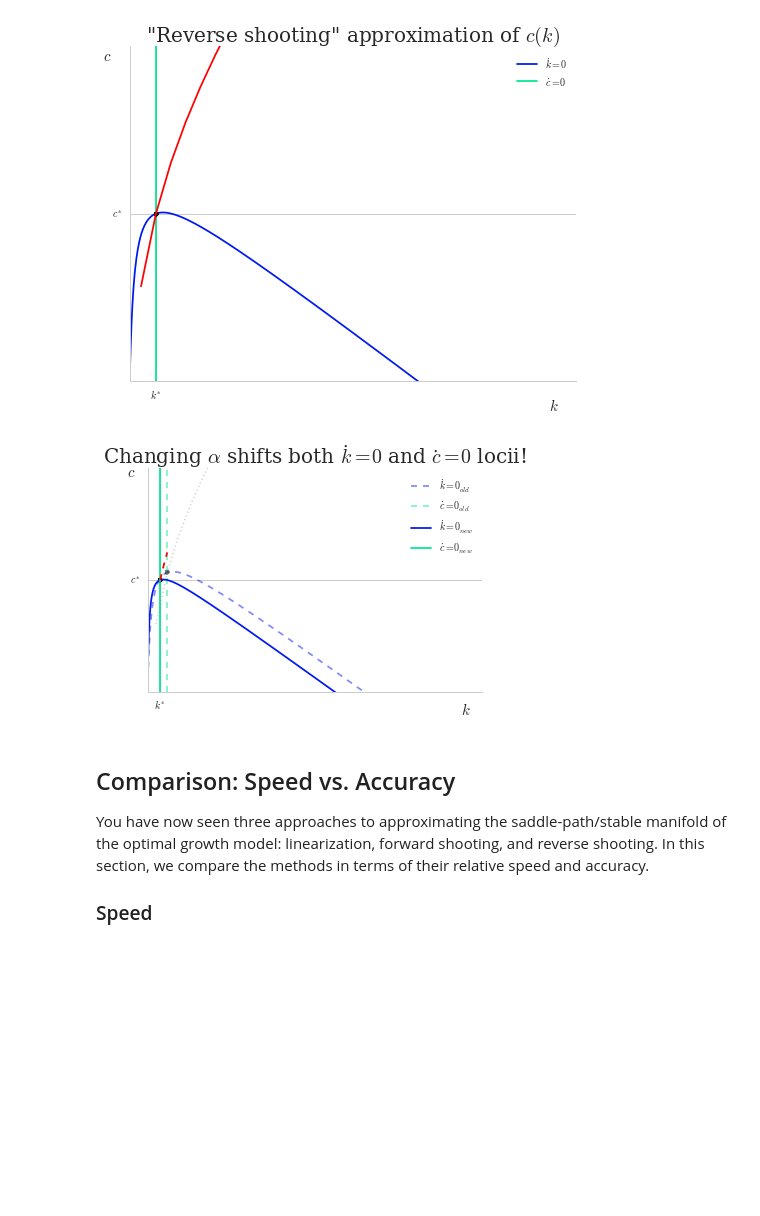
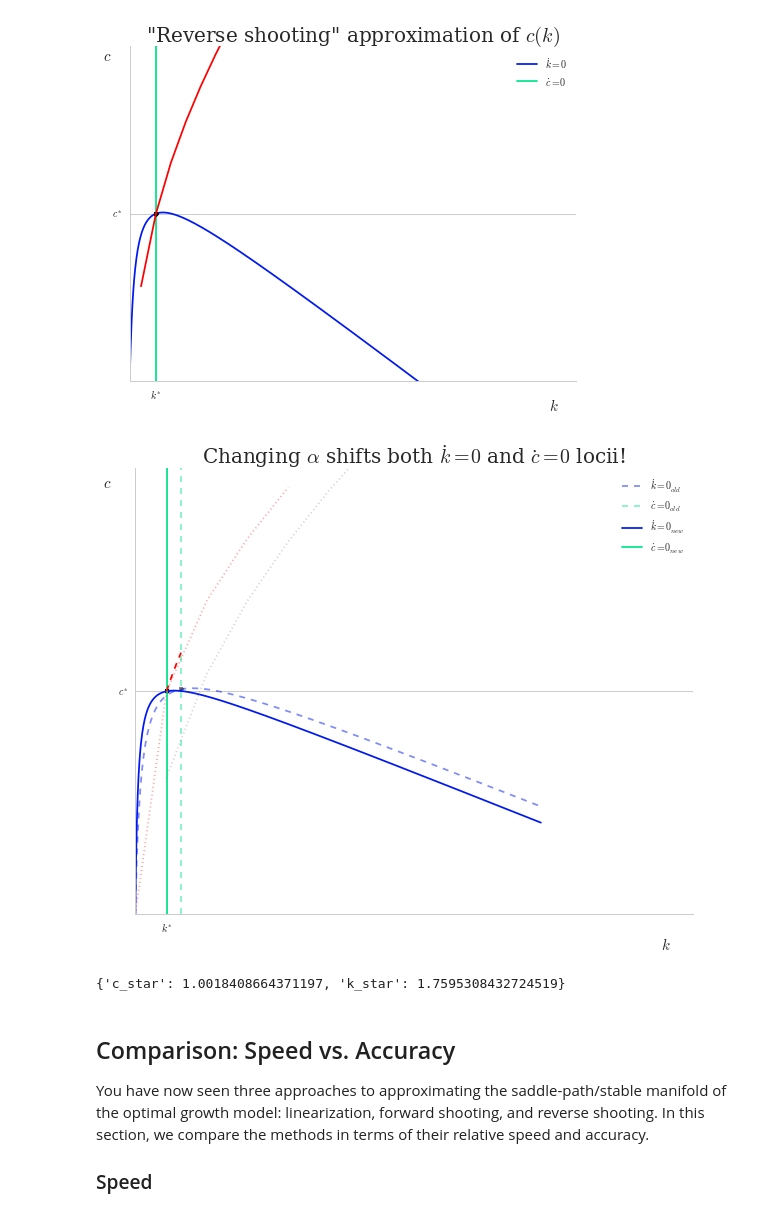
Before and after one commit to crisla/numerical-methods, a Jupyter notebook: labs/lab-2/lab-2.ipynb, the cells around one changed output. Drawn from its saved outputs; the diff is of its cells as text; code cells hidden in the pictures; blank space fills up the shorter version.

Commit message:
Added new stable manifold to the plot!
Not with the option plot_manif=True, plot_phase_diagram plots plots the
new stable manifold after a shock

```diff
--- a/labs/lab-2/lab-2.ipynb
+++ b/labs/lab-2/lab-2.ipynb
@@ -1638,12 +1641,17 @@ plt.show()
 # %% [output]
 [figure]
 # %%
+plt.figure(figsize=(10,8))
 ss_traj = np.vstack((np.flipud(ms_lower_reverse),ms_upper_reverse))
-model.plot_phase_diagram(gridmax=30, N=1000, arrows=False, param='alpha', shock=0.5, plot_traj=True)
+model.plot_phase_diagram(gridmax=10, N=1000, arrows=False, param='alpha', shock=0.5, plot_traj=True, plot_manif=True)
 plt.plot(ss_traj[:,0],ss_traj[:,1],alpha=0.4,ls=":",c='grey')
 plt.show()
 # %% [output]
-[figure, old version]
+[figure, new version]
+# %%
+model.steady_state.values
+# %% [output]
+{'c_star': 1.0018408664371197, 'k_star': 1.7595308432724519}
 # %% [markdown]
 ## Comparison: Speed vs. Accuracy
 
```
Also changed, not shown: parts of 1 cell of this notebook, 3 other files.
